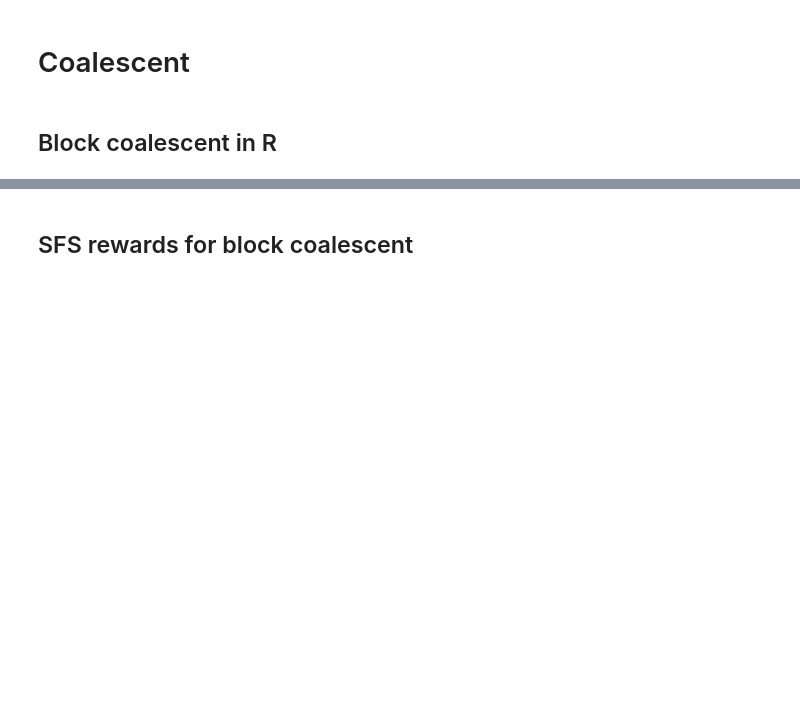
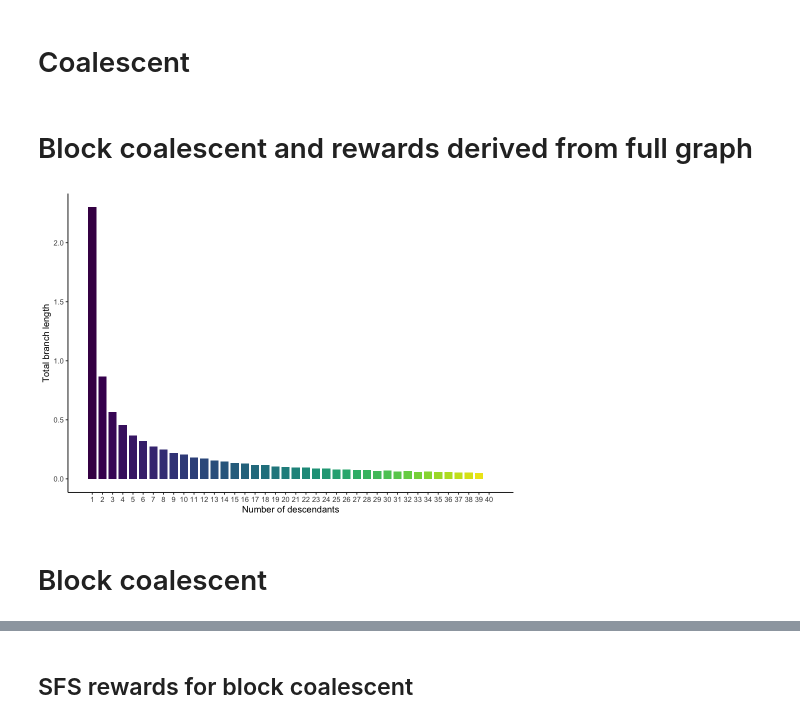
Before and after one commit to munch-group/phase-type-distributions, a Jupyter notebook: notebooks/coalescent-partitions.ipynb, the cells around one changed output, grey strips where cells are left out. Cells and saved outputs as stored; diff of their text form; code cells hidden in the pictures; blank space fills up the shorter version.

Commit message:
Made block reward algorithm

```diff
--- a/notebooks/coalescent-partitions.ipynb
+++ b/notebooks/coalescent-partitions.ipynb
@@ -110,5 +115,3 @@ plot_cov_mat <- function(cov_mat) {
 }
 # %% [markdown]
 # Coalescent
-# %% [markdown]
-## Block coalescent in R
@@ -114,0 +182,2 @@ plot_cov_mat <- function(cov_mat) {
+# %% [markdown]
+# Block coalescent and rewards derived from full graph
@@ -115,3 +261,9 @@ plot_cov_mat <- function(cov_mat) {
+# %%
+plot_sfs(block_graph, reward_matrix)
+# %% [output]
+[figure, added]
+# %% [markdown]
+# Block coalescent
 # %%
 block_coalescent <- function(n) {
 
```
Also changed, not shown: parts of 9 cells of this notebook.
